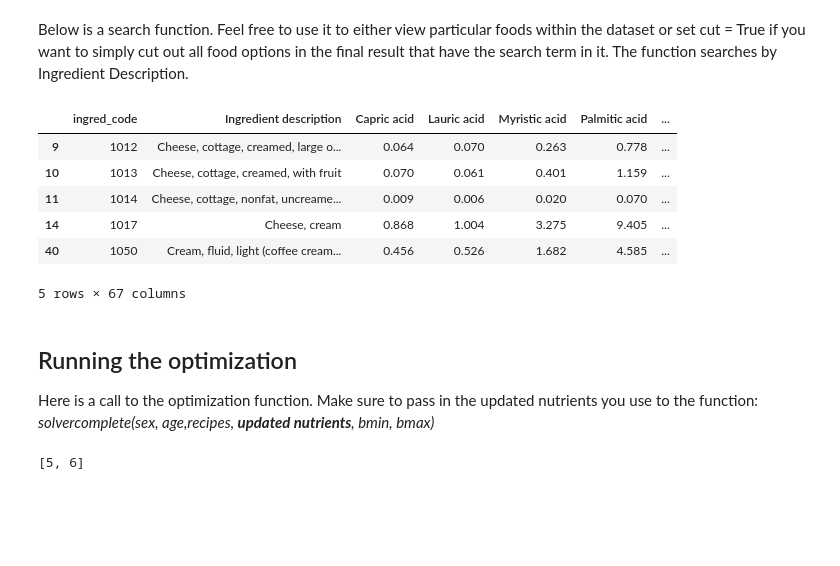
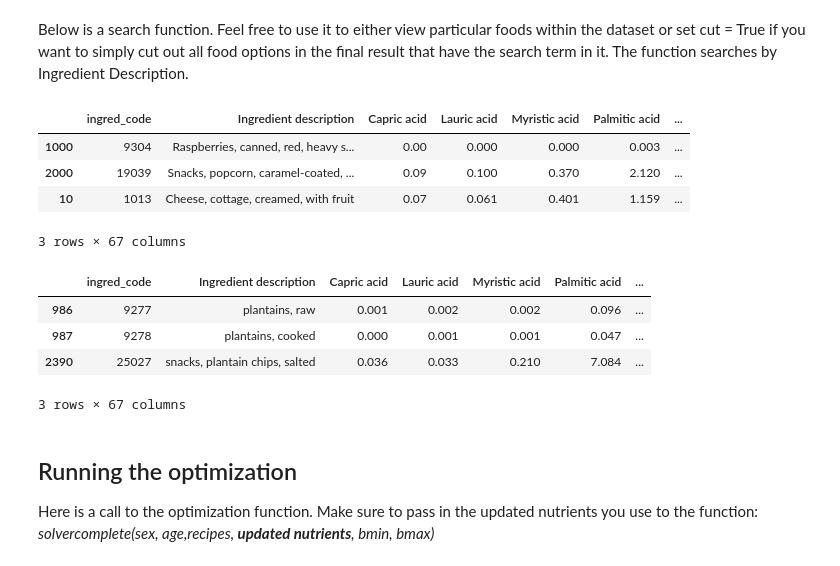
Before and after one commit to jjjunsu/EEP-153-Project-2, a Jupyter notebook: Elan-analysis.ipynb, the cells around one changed output. Drawn from its saved outputs; the diff is of its cells as text; code cells hidden in the pictures; blank space fills up the shorter version.

```diff
--- a/Elan-analysis.ipynb
+++ b/Elan-analysis.ipynb
@@ -82,28 +84,30 @@ nutrients.head()
 **Now, drop any foods within ingredients that you want in order to constrain to the specific area of interest (ex. particular population or prison)**
 # %% [markdown]
 Below is a search function. Feel free to use it to either view particular foods within the dataset or set cut = True if you want to simply cut out all food options in the final result that have the search term in it. The function searches by Ingredient Description.
+# %%
+nutrients.loc[[1000, 2000, 10]]
+# %% [output]
+|  | ingred_code | Ingredient description | Capric acid | Lauric acid | Myristic acid | Palmitic acid | ... |
+| 1000 | 9304 | Raspberries, canned, red, heavy s... | 0.00 | 0.000 | 0.000 | 0.003 | ... |
+| 2000 | 19039 | Snacks, popcorn, caramel-coated, ... | 0.09 | 0.100 | 0.370 | 2.120 | ... |
+| 10 | 1013 | Cheese, cottage, creamed, with fruit | 0.07 | 0.061 | 0.401 | 1.159 | ... |
+3 rows × 67 columns
 # %%
 #example use
-nutrient_search('Cream', nutrients).head()
+nutrient_search('Plantain', nutrients).head()
 #other example uses
 # nutrient_search(['dog', 'cinnamon'], nutrients)
 # -> this would return all entries containing dog or cinnamon
 # nutrient_search(['dog', 'cinnamon'], nutrients, cut = True)
 # -> this would return all entries not containing dog or cinammon (acting as a filter)
 # nutrient_search('cheese', nutrients)
 # -> this would return all entries containing cheese in ingredient descriptions
 # %% [output]
 |  | ingred_code | Ingredient description | Capric acid | Lauric acid | Myristic acid | Palmitic acid | ... |
-| 9 | 1012 | Cheese, cottage, creamed, large o... | 0.064 | 0.070 | 0.263 | 0.778 | ... |
-| 10 | 1013 | Cheese, cottage, creamed, with fruit | 0.070 | 0.061 | 0.401 | 1.159 | ... |
-| 11 | 1014 | Cheese, cottage, nonfat, uncreame... | 0.009 | 0.006 | 0.020 | 0.070 | ... |
-| 14 | 1017 | Cheese, cream | 0.868 | 1.004 | 3.275 | 9.405 | ... |
-| 40 | 1050 | Cream, fluid, light (coffee cream... | 0.456 | 0.526 | 1.682 | 4.585 | ... |
+| 986 | 9277 | plantains, raw | 0.001 | 0.002 | 0.002 | 0.096 | ... |
+| 987 | 9278 | plantains, cooked | 0.000 | 0.001 | 0.001 | 0.047 | ... |
+| 2390 | 25027 | snacks, plantain chips, salted | 0.036 | 0.033 | 0.210 | 7.084 | ... |
-5 rows × 67 columns
+3 rows × 67 columns
 # %% [markdown]
 ## Running the optimization
 Here is a call to the optimization function. Make sure to pass in the updated nutrients you use to the function: *solvercomplete(sex, age,recipes, **updated nutrients**, bmin, bmax)*
-# %%
-[]+[5]+[6]
-# %% [output]
-[5, 6]
```
Also changed, not shown: parts of 29 cells of this notebook, 1 other file.
